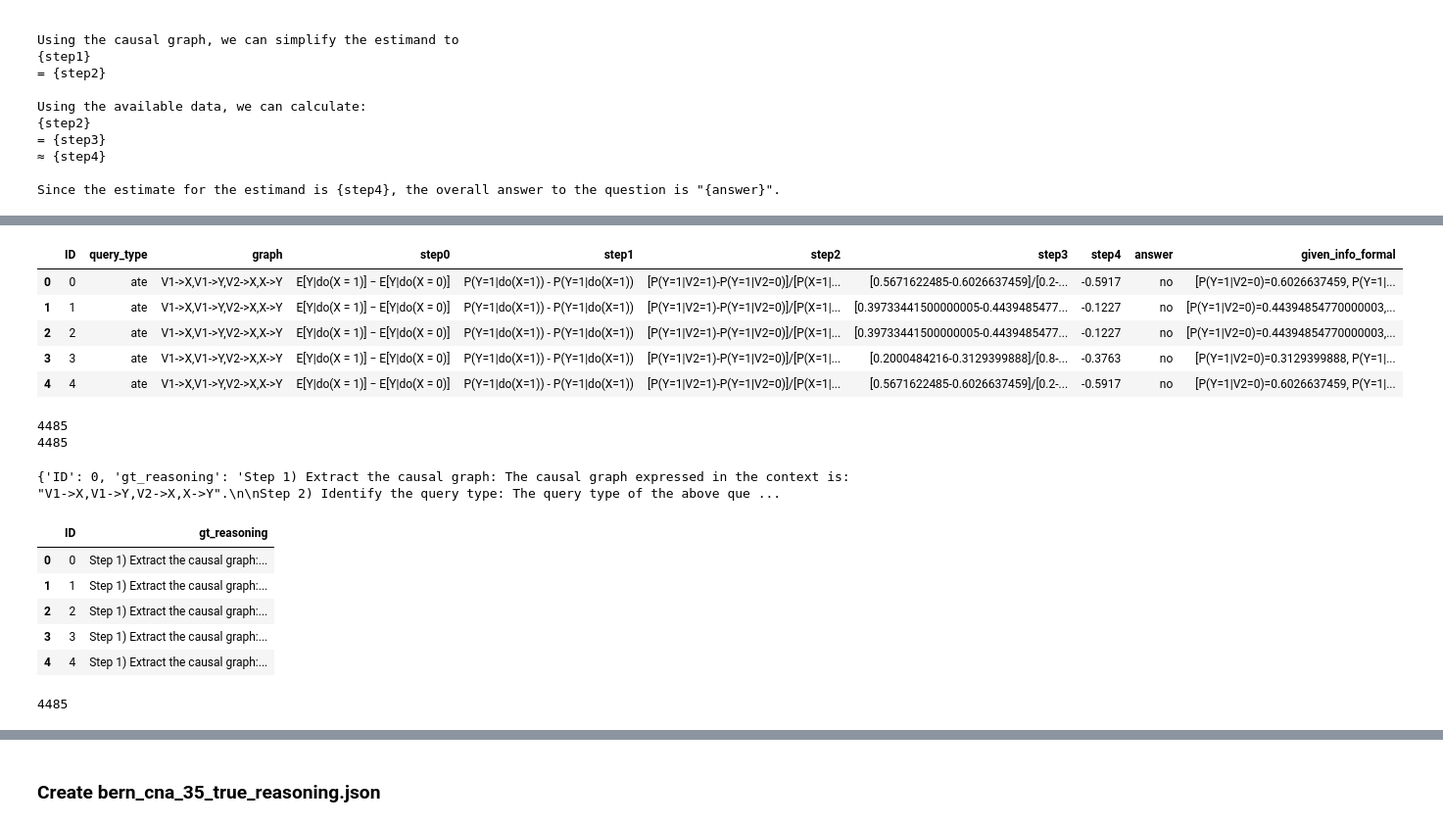
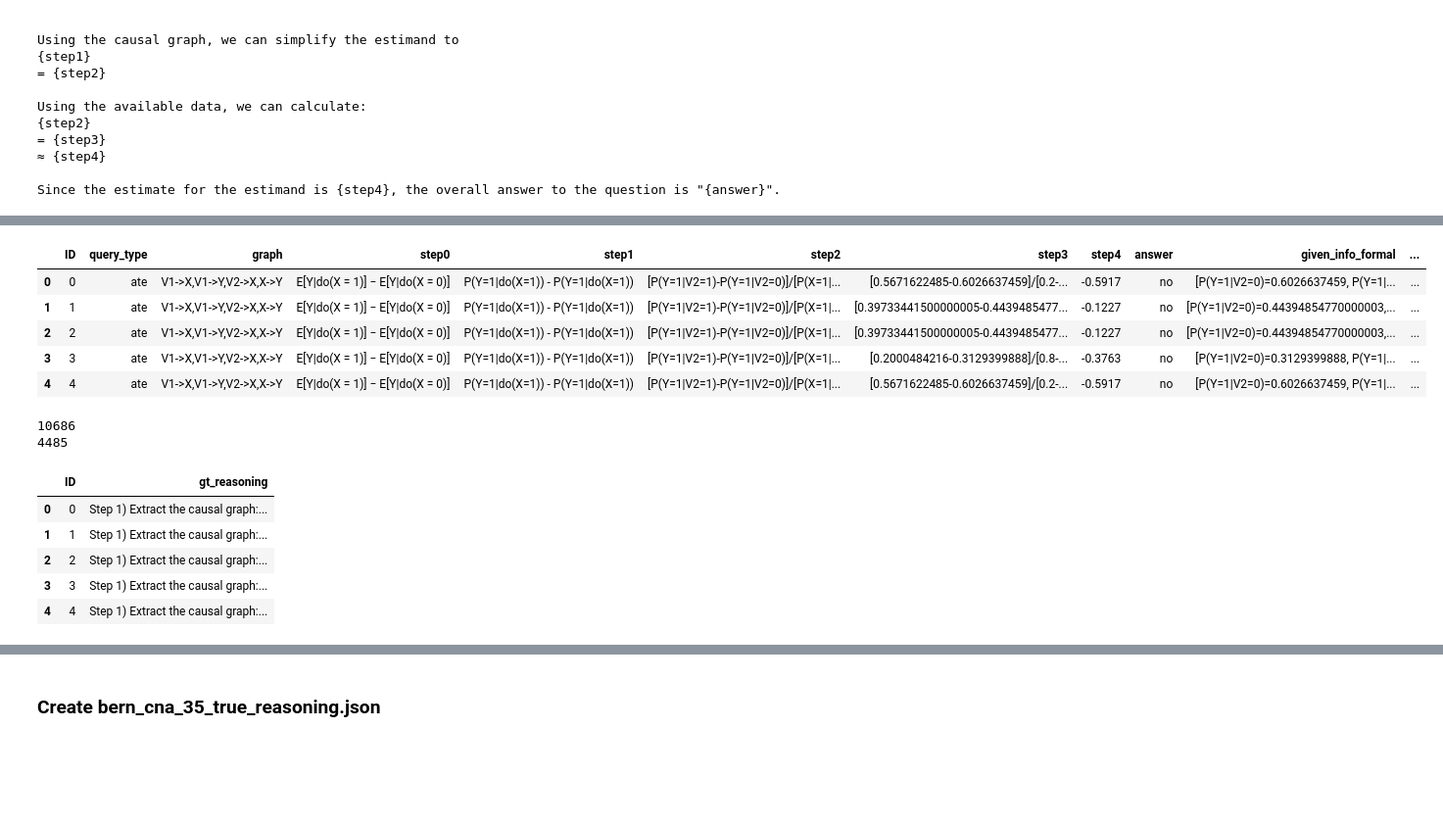
Before and after one commit to TheBlueHawk/CausalLLMs, a Jupyter notebook: roscoe_exp/roscoe_final.ipynb, the cells around one changed output, grey strips where cells are left out. Shown: that part at 98% size. Drawn from its saved outputs; the diff is of its cells as text; code cells hidden in the pictures; blank space fills up the shorter version.

```diff
--- a/roscoe_exp/roscoe_final.ipynb
+++ b/roscoe_exp/roscoe_final.ipynb
@@ -230,36 +129,45 @@ with open("raw_datasets/bern_cna_35.json") as f:
 # %%
-# Create df with ID comlumn of same lenght as nested_dict
+# Create a df with ID comlumn of same lenght as nested_dict
 df = pd.DataFrame({"ID": [i for i in range(len(nested_dicts))]})
-# Extract query_type, graph, step0, step1, step2, step3, step4, answer, given_info_formal, from nested_dict and add them to df
+# Extract query_type, graph, step0, step1, step2, step3, step4, answer, given_info_formal, background, given_info, question from nested_dicts and add them to our df
 df["query_type"] = df["ID"].apply(
     lambda x: search_nested_dict(nested_dicts[x], "query_type")
 )
 df["graph"] = df["ID"].apply(lambda x: search_nested_dict(nested_dicts[x], "graph"))
 df["step0"] = df["ID"].apply(lambda x: search_nested_dict(nested_dicts[x], "step0"))
 df["step1"] = df["ID"].apply(lambda x: search_nested_dict(nested_dicts[x], "step1"))
 df["step2"] = df["ID"].apply(lambda x: search_nested_dict(nested_dicts[x], "step2"))
 df["step3"] = df["ID"].apply(lambda x: search_nested_dict(nested_dicts[x], "step3"))
 df["step4"] = df["ID"].apply(lambda x: search_nested_dict(nested_dicts[x], "step4"))
 df["answer"] = df["ID"].apply(lambda x: search_nested_dict(nested_dicts[x], "answer"))
 df["given_info_formal"] = df["ID"].apply(
     lambda x: search_nested_dict(nested_dicts[x], "given_info_formal")
 )
+df["background"] = df["ID"].apply(
+    lambda x: search_nested_dict(nested_dicts[x], "background")
+)
+df["given_info"] = df["ID"].apply(
+    lambda x: search_nested_dict(nested_dicts[x], "given_info")
+)
+df["question"] = df["ID"].apply(
+    lambda x: search_nested_dict(nested_dicts[x], "question")
+)
 df.head()
 # %% [output]
-|  | ID | query_type | graph | step0 | step1 | step2 | step3 | step4 | answer | given_info_formal |
-| 0 | 0 | ate | V1->X,V1->Y,V2->X,X->Y | E[Y|do(X = 1)] − E[Y|do(X = 0)] | P(Y=1|do(X=1)) - P(Y=1|do(X=1)) | [P(Y=1|V2=1)-P(Y=1|V2=0)]/[P(X=1|... | [0.5671622485-0.6026637459]/[0.2-... | -0.5917 | no | [P(Y=1|V2=0)=0.6026637459, P(Y=1|... |
-| 1 | 1 | ate | V1->X,V1->Y,V2->X,X->Y | E[Y|do(X = 1)] − E[Y|do(X = 0)] | P(Y=1|do(X=1)) - P(Y=1|do(X=1)) | [P(Y=1|V2=1)-P(Y=1|V2=0)]/[P(X=1|... | [0.39733441500000005-0.4439485477... | -0.1227 | no | [P(Y=1|V2=0)=0.44394854770000003,... |
-| 2 | 2 | ate | V1->X,V1->Y,V2->X,X->Y | E[Y|do(X = 1)] − E[Y|do(X = 0)] | P(Y=1|do(X=1)) - P(Y=1|do(X=1)) | [P(Y=1|V2=1)-P(Y=1|V2=0)]/[P(X=1|... | [0.39733441500000005-0.4439485477... | -0.1227 | no | [P(Y=1|V2=0)=0.44394854770000003,... |
-| 3 | 3 | ate | V1->X,V1->Y,V2->X,X->Y | E[Y|do(X = 1)] − E[Y|do(X = 0)] | P(Y=1|do(X=1)) - P(Y=1|do(X=1)) | [P(Y=1|V2=1)-P(Y=1|V2=0)]/[P(X=1|... | [0.2000484216-0.3129399888]/[0.8-... | -0.3763 | no | [P(Y=1|V2=0)=0.3129399888, P(Y=1|... |
-| 4 | 4 | ate | V1->X,V1->Y,V2->X,X->Y | E[Y|do(X = 1)] − E[Y|do(X = 0)] | P(Y=1|do(X=1)) - P(Y=1|do(X=1)) | [P(Y=1|V2=1)-P(Y=1|V2=0)]/[P(X=1|... | [0.5671622485-0.6026637459]/[0.2-... | -0.5917 | no | [P(Y=1|V2=0)=0.6026637459, P(Y=1|... |
+|  | ID | query_type | graph | step0 | step1 | step2 | step3 | step4 | answer | given_info_formal | ... |
+| 0 | 0 | ate | V1->X,V1->Y,V2->X,X->Y | E[Y|do(X = 1)] − E[Y|do(X = 0)] | P(Y=1|do(X=1)) - P(Y=1|do(X=1)) | [P(Y=1|V2=1)-P(Y=1|V2=0)]/[P(X=1|... | [0.5671622485-0.6026637459]/[0.2-... | -0.5917 | no | [P(Y=1|V2=0)=0.6026637459, P(Y=1|... | ... |
+| 1 | 1 | ate | V1->X,V1->Y,V2->X,X->Y | E[Y|do(X = 1)] − E[Y|do(X = 0)] | P(Y=1|do(X=1)) - P(Y=1|do(X=1)) | [P(Y=1|V2=1)-P(Y=1|V2=0)]/[P(X=1|... | [0.39733441500000005-0.4439485477... | -0.1227 | no | [P(Y=1|V2=0)=0.44394854770000003,... | ... |
+| 2 | 2 | ate | V1->X,V1->Y,V2->X,X->Y | E[Y|do(X = 1)] − E[Y|do(X = 0)] | P(Y=1|do(X=1)) - P(Y=1|do(X=1)) | [P(Y=1|V2=1)-P(Y=1|V2=0)]/[P(X=1|... | [0.39733441500000005-0.4439485477... | -0.1227 | no | [P(Y=1|V2=0)=0.44394854770000003,... | ... |
+| 3 | 3 | ate | V1->X,V1->Y,V2->X,X->Y | E[Y|do(X = 1)] − E[Y|do(X = 0)] | P(Y=1|do(X=1)) - P(Y=1|do(X=1)) | [P(Y=1|V2=1)-P(Y=1|V2=0)]/[P(X=1|... | [0.2000484216-0.3129399888]/[0.8-... | -0.3763 | no | [P(Y=1|V2=0)=0.3129399888, P(Y=1|... | ... |
+| 4 | 4 | ate | V1->X,V1->Y,V2->X,X->Y | E[Y|do(X = 1)] − E[Y|do(X = 0)] | P(Y=1|do(X=1)) - P(Y=1|do(X=1)) | [P(Y=1|V2=1)-P(Y=1|V2=0)]/[P(X=1|... | [0.5671622485-0.6026637459]/[0.2-... | -0.5917 | no | [P(Y=1|V2=0)=0.6026637459, P(Y=1|... | ... |
 # %%
 # Drop rows with null values in step0, step1, step2, step3, step4
 print(len(df))
 df = df.dropna(subset=["step0", "step1", "step2", "step3", "step4"])
 print(len(df))
 # %% [output]
+10686
 4485
-4485
 # %%
 # Fill the reasoning_template with values from the dataframe
 gt_reasonings = []
@@ -285,26 +193,17 @@ for index, row in df.iterrows():
     gt_reasonings.append(
         {"ID": row_dict["ID"], "gt_reasoning": reasoning_template_filled}
     )
-print(gt_reasonings[0])
+df_gt_reasonings = pd.DataFrame(gt_reasonings)
+df_gt_reasonings.head()
 # %% [output]
-{'ID': 0, 'gt_reasoning': 'Step 1) Extract the causal graph: The causal graph expressed in the context is: "V1->X,V1->Y,V2->X,X->Y".\n\nStep 2) Identify the query type: The query type of the above que ...
+|  | ID | gt_reasoning |
+| 0 | 0 | Step 1) Extract the causal graph:... |
+| 1 | 1 | Step 1) Extract the causal graph:... |
+| 2 | 2 | Step 1) Extract the causal graph:... |
+| 3 | 3 | Step 1) Extract the causal graph:... |
+| 4 | 4 | Step 1) Extract the causal graph:... |
 # %%
 # Save the gt_reasonings as a jsonl file
 with open("raw_datasets/id2truth_reasoning.jsonl", "w") as f:
     for item in gt_reasonings:
         f.write(json.dumps(item) + "\n")
-# %%
-# Read the jsonl as a pandas dataframe
-gt_reasonings_df = pd.read_json("raw_datasets/id2truth_reasoning.jsonl", lines=True)
-gt_reasonings_df.head()
-# %% [output]
-|  | ID | gt_reasoning |
-| 0 | 0 | Step 1) Extract the causal graph:... |
-| 1 | 1 | Step 1) Extract the causal graph:... |
-| 2 | 2 | Step 1) Extract the causal graph:... |
-| 3 | 3 | Step 1) Extract the causal graph:... |
-| 4 | 4 | Step 1) Extract the causal graph:... |
-# %%
-len(gt_reasonings_df)
-# %% [output]
-4485
```
Also changed, not shown: parts of 33 cells of this notebook, 3 other files.
